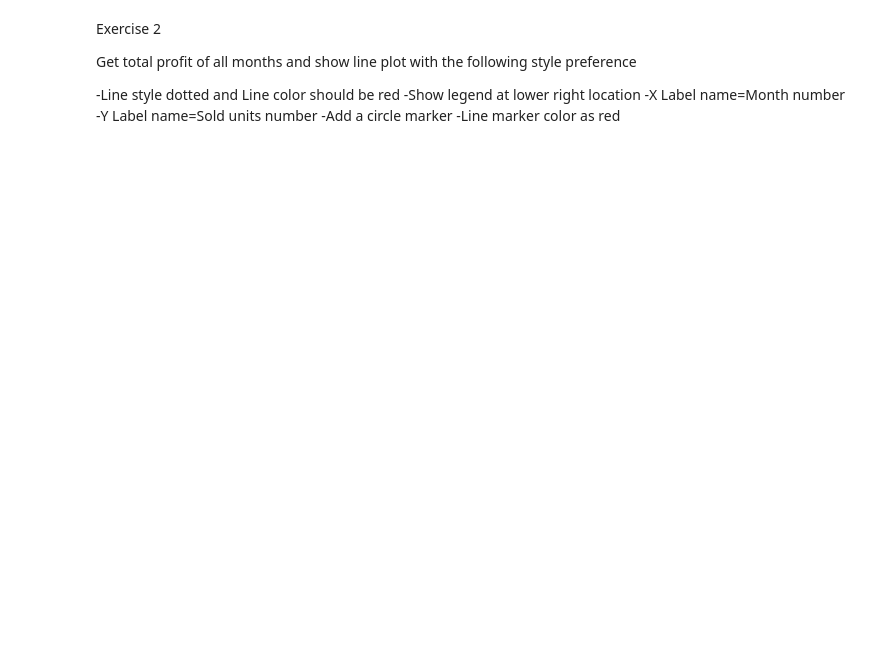
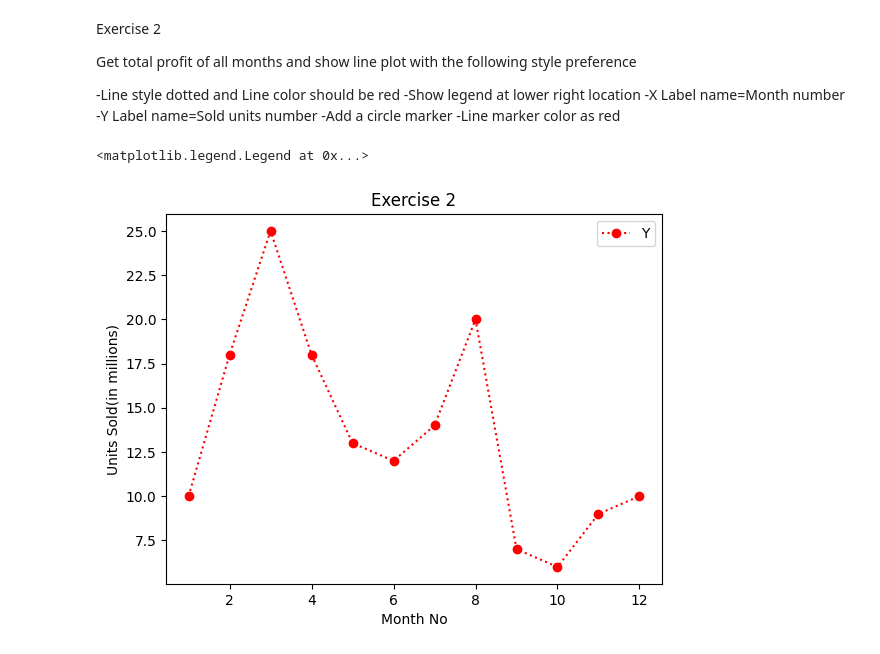
Before and after one commit to V-Adithya/DAV-Python, a Jupyter notebook: DAV Labsheet 1.ipynb, the cells around one changed output. Saved outputs shown, nothing was run; the diff lists cells and outputs as text; code cells hidden in the pictures; blank space fills up the shorter version.

```diff
--- a/DAV Labsheet 1.ipynb
+++ b/DAV Labsheet 1.ipynb
@@ -163,3 +180,14 @@ Get total profit of all months and show line plot with the following style prefe
 -Y Label name=Sold units number
 -Add a circle marker
 -Line marker color as red
+# %%
+y=np.array([10,18,25,18,13,12,14,20,7,6,9,10])
+x=np.array([1,2,3,4,5,6,7,8,9,10,11,12])
+plt.ylabel("Units Sold(in millions)")
+plt.xlabel("Month No")
+plt.plot(x,y,':r',marker='o')
+plt.title("Exercise 2")
+plt.legend("YOOOOOOOOOOOOOOOOOOOOOOO")
+# %% [output]
+<matplotlib.legend.Legend at 0x...>
+[figure, added]
```
Also changed, not shown: parts of 4 cells of this notebook.
